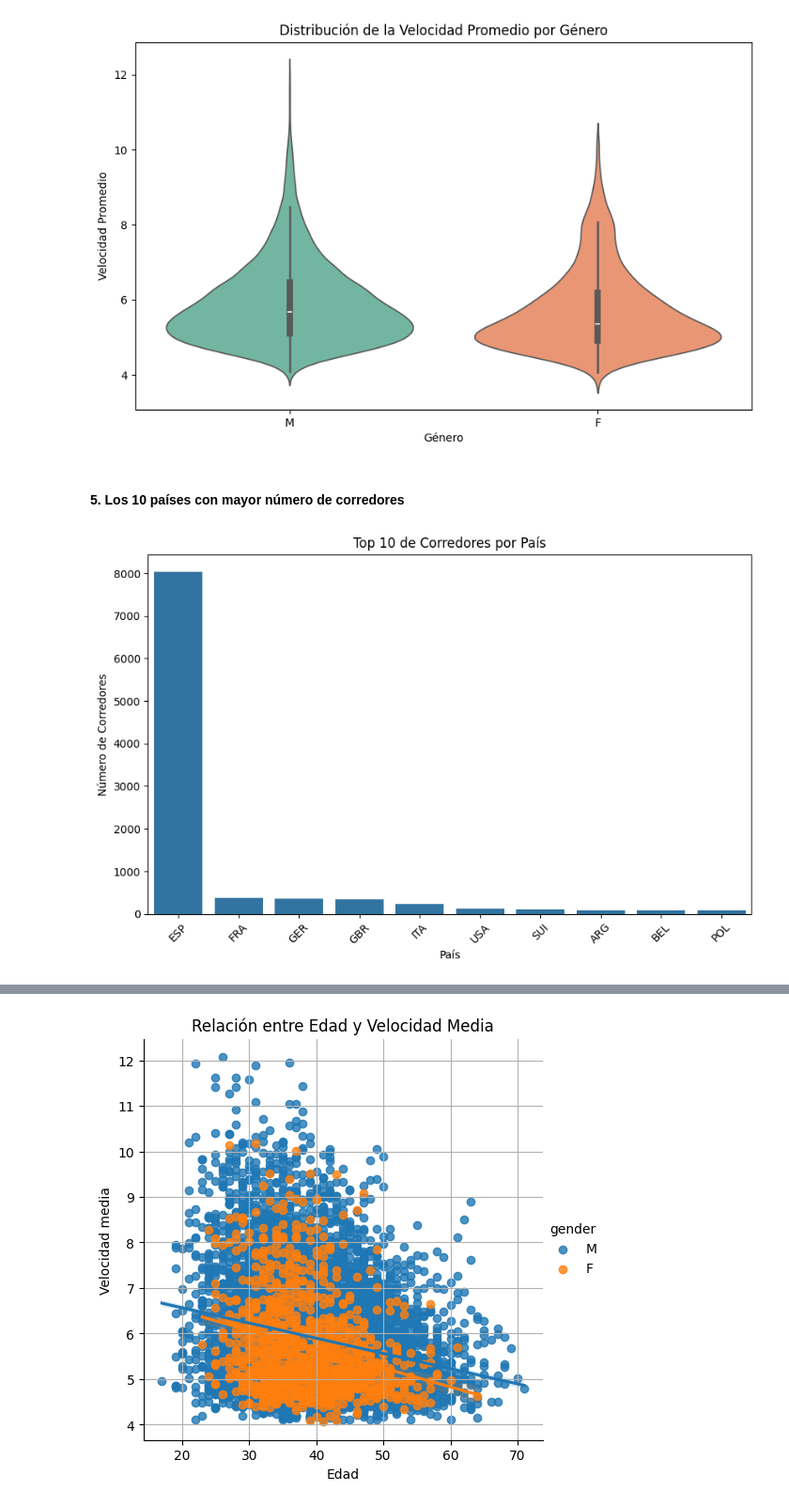
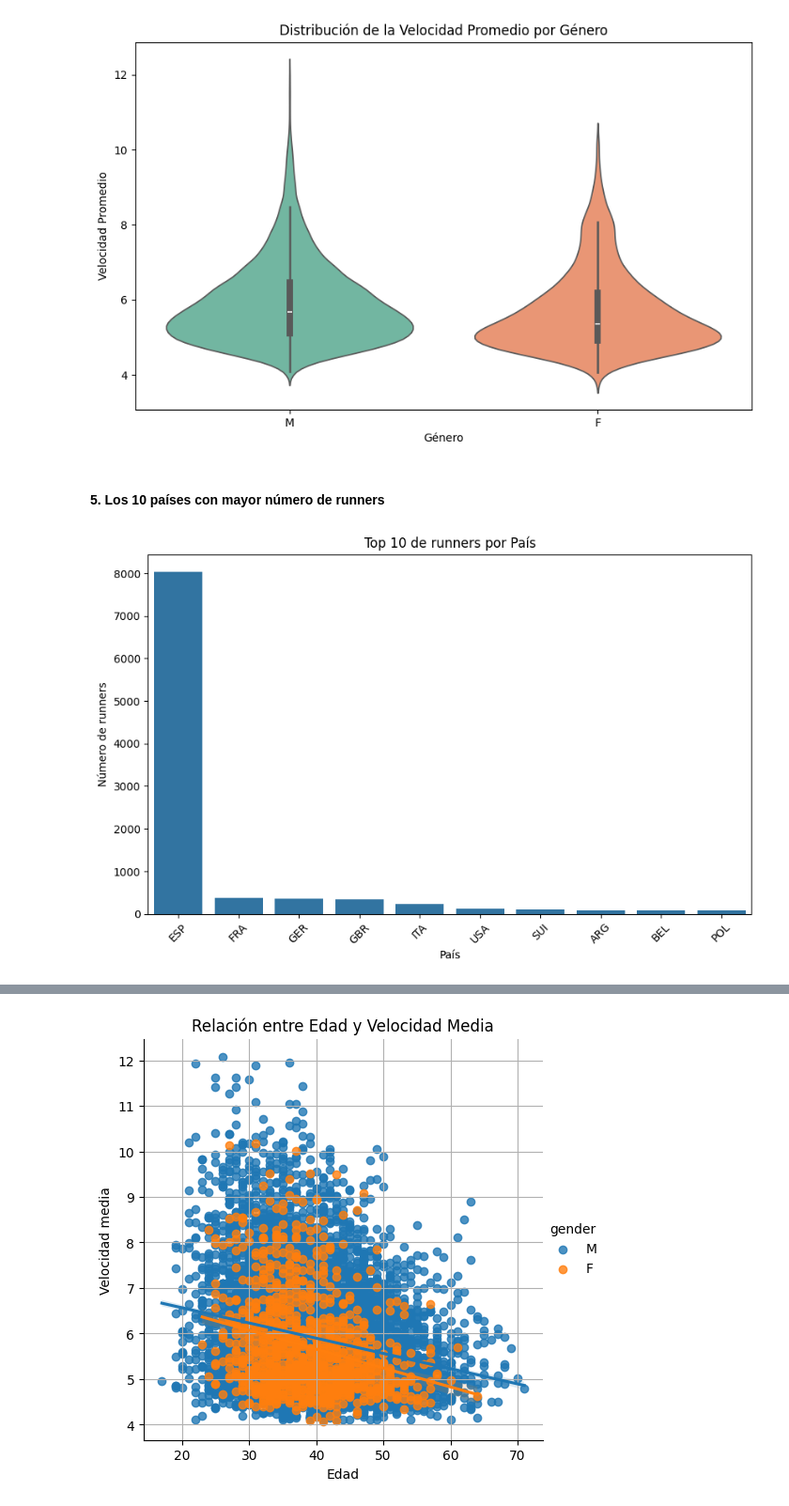
Before and after one commit to andalons/ultra-marathon-EDA, a Jupyter notebook: eda_ultra_marathon.ipynb, the cells around one changed output, grey strips where cells are left out. Shown at 94% size. Drawn from its saved outputs; the diff is of its cells as text; code cells hidden in the pictures.

Commit message:
feat: refine and add graphs

```diff
--- a/eda_ultra_marathon.ipynb
+++ b/eda_ultra_marathon.ipynb
@@ -178,7 +178,7 @@ A la hora de tratar el dato del club, se asumirá que los nulos son no afiliados
 # %%
 # Lista de términos comunes que indican que no están afiliados
 non_affiliated_terms = [
-    "unaffiliated", "no club", "self-supported", "independent", "none", "no affiliation", "no team", "N/A", "independiente", "unattached", "no association", "without club", "non-affiliated", "free agent", "non-club", "non-registered", "sin equipo", "no afiliado", "no club", "sin agrupación", "libre", "sin equipo", "autónomo"
+    "unaffiliated", "no club", "self-supported", "independent", "none", "no affiliation", "no team", "N/A", "independiente", "unattached", "no association", "without club", "non-affiliated", "free agent", "non-club", "non-registered", "sin equipo", "no afiliado", "no club", "sin agrupación", "libre", "sin equipo", "autónomo", "ninguno"
 ]
 
 # Filtrar los clubs para encontrar coincidencias con esos términos
@@ -414,18 +403,16 @@ plt.show()
 # %% [output]
 [figure]
 # %% [markdown]
-#### 5. Los 10 países con mayor número de corredores
+#### 5. Los 10 países con mayor número de runners
 # %%
-# 4. Comparación de Corredores por País (10 países con más corredores)
 country_counts = df_transvulcania['country'].value_counts().head(10)
 
-# Crear un gráfico de barras para mostrar los 10 países con más corredores
 plt.figure(figsize=(10, 6))
 sns.barplot(x=country_counts.index, y=country_counts.values)
-plt.title('Top 10 de Corredores por País')
+plt.title('Top 10 de runners por País')
 plt.xlabel('País')
-plt.ylabel('Número de Corredores')
-plt.xticks(rotation=45)  # Girar las etiquetas del eje X si es necesario
+plt.ylabel('Número de runners')
+plt.xticks(rotation=45)
 plt.show()
 # %% [output]
-[figure, old version]
+[figure, new version]
```
Also changed, not shown: parts of 9 cells of this notebook.
